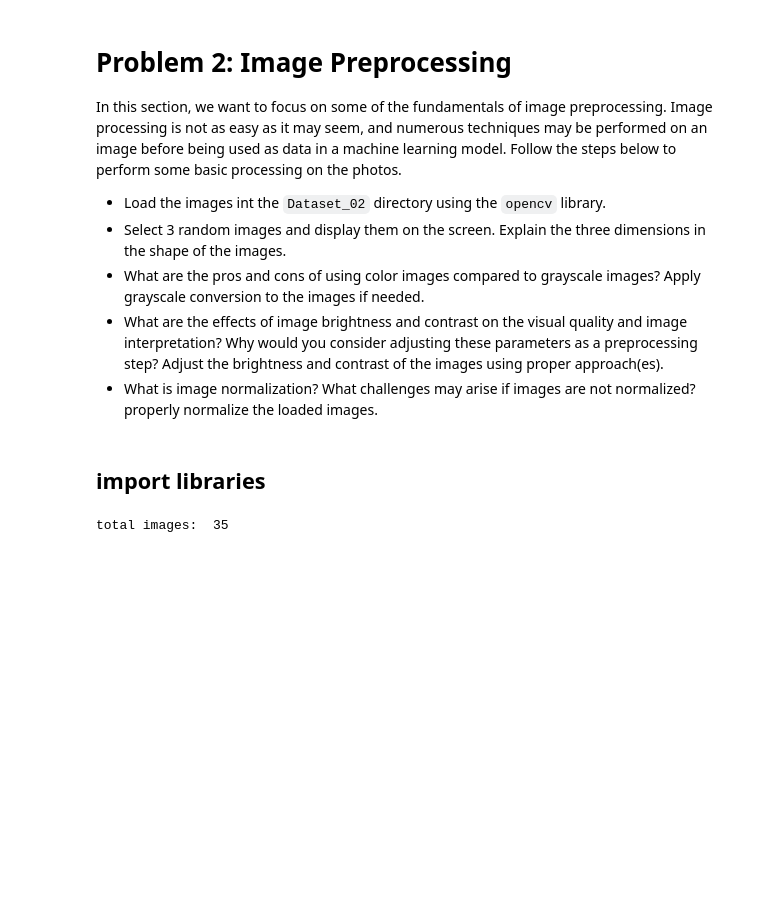
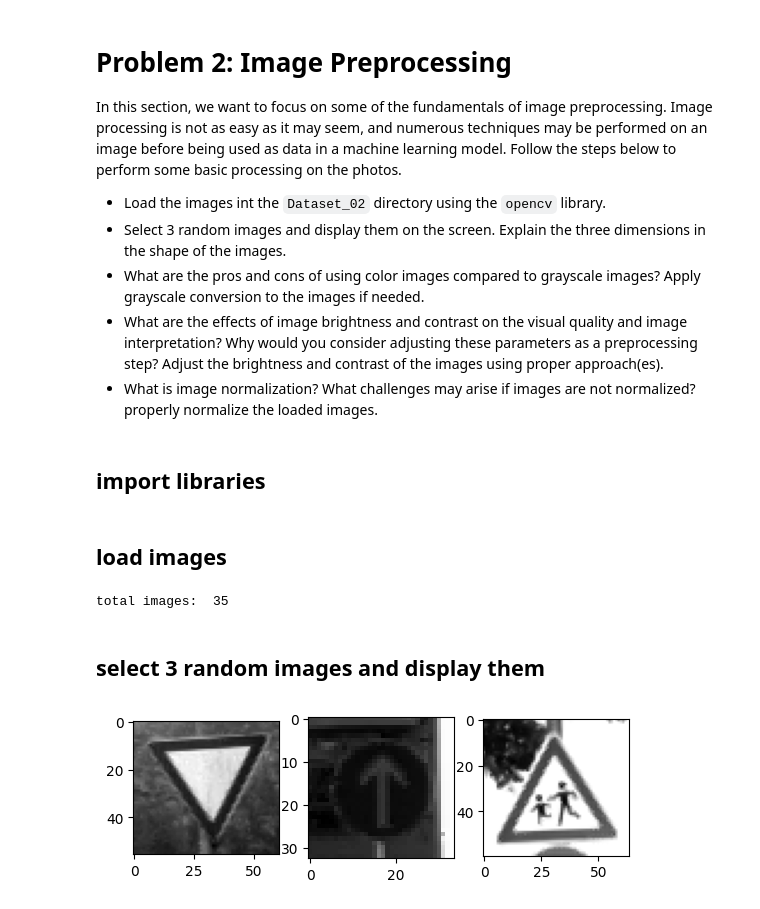
Before and after one commit to rezaAdinepour/Machine-Learning-Homework, a Jupyter notebook: ML-HW1/P2_image_preprocessing.ipynb, the cells around one changed output. Drawn from its saved outputs; the diff is of its cells as text; code cells hidden in the pictures; blank space fills up the shorter version.

```diff
--- a/ML-HW1/P2_image_preprocessing.ipynb
+++ b/ML-HW1/P2_image_preprocessing.ipynb
@@ -23,6 +27,19 @@ import os
+# %% [markdown]
+## load images
 # %%
 dir = 'Dataset_02/'
 images = [cv2.imread(os.path.join(dir, img), 0) for img in os.listdir(dir) if img.endswith(".png")]
 print("total images: ", len(images))
 # %% [output]
 total images:  35
+# %% [markdown]
+## select 3 random images and display them
+# %%
+random_images = random.sample(images, 3)
+
+for i, img in enumerate(random_images):
+    plt.subplot(1, 3, i+1)
+    plt.imshow(img, cmap='gray')
+plt.show()
+# %% [output]
+[figure, added]
```
Also changed, not shown: parts of 1 cell of this notebook.
